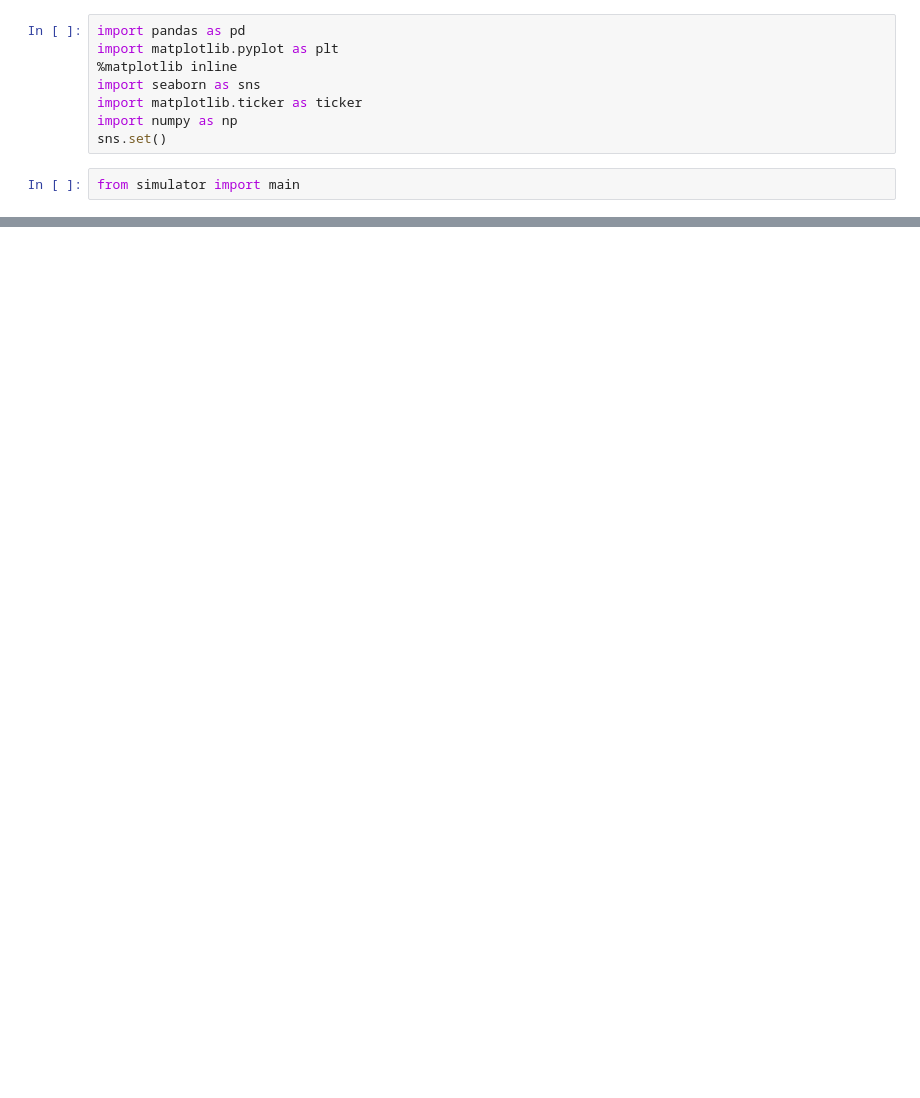
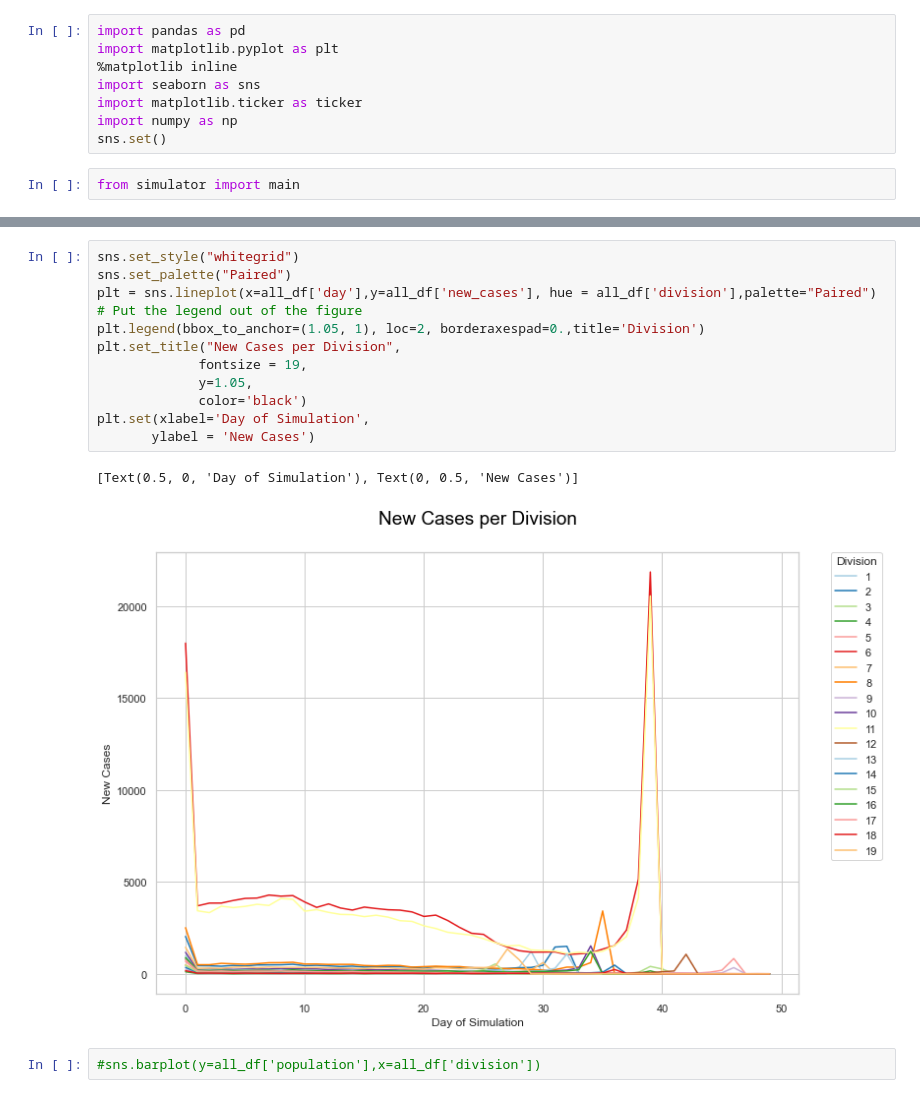
Before and after one commit to epaslawski/CPSC571GroupProject, a Jupyter notebook: visualizer.ipynb, the cells around one changed output, grey strips where cells are left out. Cells and saved outputs as stored; diff of their text form; blank space fills up the shorter version.

```diff
--- a/visualizer.ipynb
+++ b/visualizer.ipynb
@@ -113,0 +110,17 @@ plt.set(xlabel='Day of Simulation',
+# %%
+sns.set_style("whitegrid")
+sns.set_palette("Paired")
+plt = sns.lineplot(x=all_df['day'],y=all_df['new_cases'], hue = all_df['division'],palette="Paired")
+# Put the legend out of the figure
+plt.legend(bbox_to_anchor=(1.05, 1), loc=2, borderaxespad=0.,title='Division')
+plt.set_title("New Cases per Division",
+             fontsize = 19,
+             y=1.05,
+             color='black')
+plt.set(xlabel='Day of Simulation',
+       ylabel = 'New Cases')
+# %% [output]
+[Text(0.5, 0, 'Day of Simulation'), Text(0, 0.5, 'New Cases')]
+[figure, added]
+# %%
+#sns.barplot(y=all_df['population'],x=all_df['division'])
```
Also changed, not shown: parts of 13 cells of this notebook, 2 other files.
